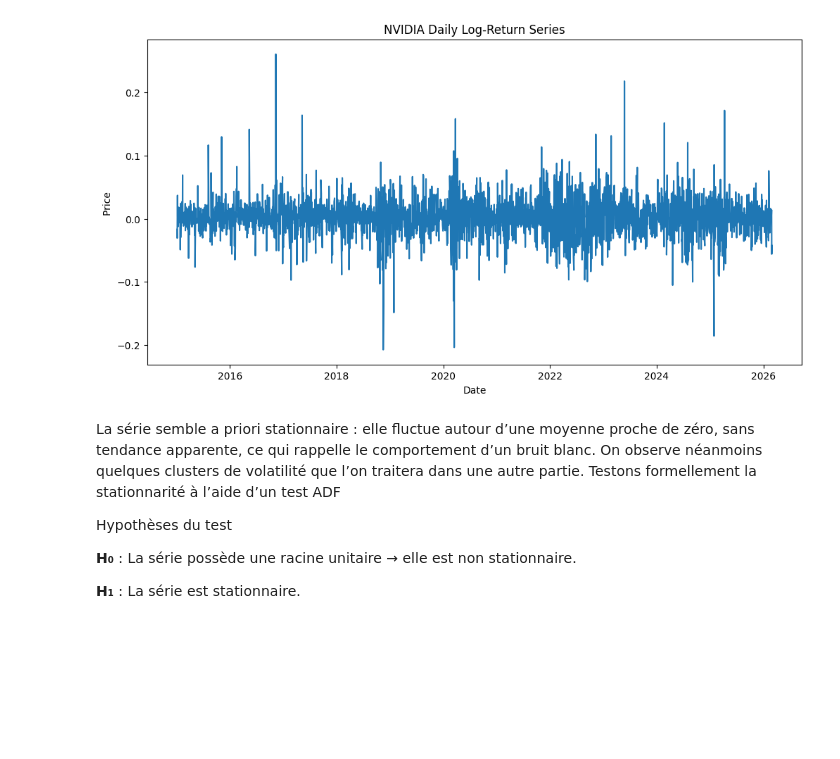
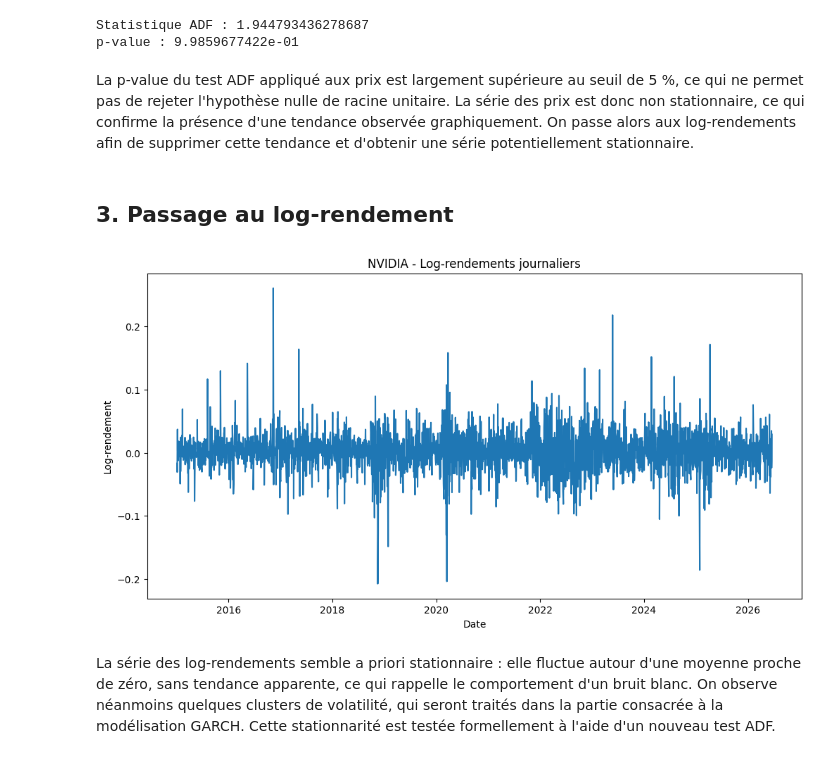
Before and after one commit to Safaabid19/nvidia-stock-prediction, a Jupyter notebook: projet_Arima.ipynb, the cells around one changed output. Cells and saved outputs as stored; diff of their text form; code cells hidden in the pictures; blank space fills up the shorter version.

```diff
--- a/projet_Arima.ipynb
+++ b/projet_Arima.ipynb
@@ -9,9 +18,12 @@ np.random.seed(42)
 # %%
-#Téléchargement des données NVIDIA
 ticker = "NVDA"
-nvda = yf.download(ticker,
-                   start="2015-01-01",
-                   end=dt.datetime.now())['Close']
+
+nvda = yf.download(
+    ticker,
+    start="2015-01-01",
+    end=dt.datetime.now()
+)["Close"]
+
 nvda.head()
 # %% [output]
 [*********************100%***********************]  1 of 1 completed
@@ -36,18 +56,27 @@ On observe une tendance croissante du prix au cours du temps, ce qui suggère la
+# %%
+from statsmodels.tsa.stattools import adfuller
+
+result_prix = adfuller(nvda.dropna())
+
+print("Statistique ADF :", result_prix[0])
+print(f"p-value : {result_prix[1]:.10e}")
+# %% [output]
+Statistique ADF : 1.944793436278687
+p-value : 9.9859677422e-01
+# %% [markdown]
+La p-value du test ADF appliqué aux prix est largement supérieure au seuil de 5 %, ce qui ne permet pas de rejeter l'hypothèse nulle de racine unitaire. La série des prix est donc non stationnaire, ce qui confirme la présence d'une tendance observée graphiquement. On passe alors aux log-rendements afin de supprimer cette tendance et d'obtenir une série potentiellement stationnaire.
+# %% [markdown]
+## 3. Passage au log-rendement
 # %%
-log_returns=np.log(nvda/nvda.shift(1)).dropna()
+log_returns = np.log(nvda / nvda.shift(1)).dropna()
+
 plt.figure(figsize=(12,6))
 plt.plot(log_returns)
-plt.title("NVIDIA Daily Log-Return Series")
+plt.title("NVIDIA - Log-rendements journaliers")
 plt.xlabel("Date")
-plt.ylabel("Price ")
+plt.ylabel("Log-rendement")
 plt.show()
 # %% [output]
-[figure, old version]
+[figure, new version]
 # %% [markdown]
-La série semble a priori stationnaire : elle fluctue autour d’une moyenne proche de zéro, sans tendance apparente, ce qui rappelle le comportement d’un bruit blanc. On observe néanmoins quelques clusters de volatilité que l’on traitera dans une autre partie. Testons formellement la stationnarité à l’aide d’un test ADF
-
-Hypothèses du test
-
-**H₀** : La série possède une racine unitaire → elle est non stationnaire.
-
-**H₁** : La série est stationnaire.
+La série des log-rendements semble a priori stationnaire : elle fluctue autour d'une moyenne proche de zéro, sans tendance apparente, ce qui rappelle le comportement d'un bruit blanc. On observe néanmoins quelques clusters de volatilité, qui seront traités dans la partie consacrée à la modélisation GARCH. Cette stationnarité est testée formellement à l'aide d'un nouveau test ADF.
```
Also changed, not shown: parts of 85 cells of this notebook.
